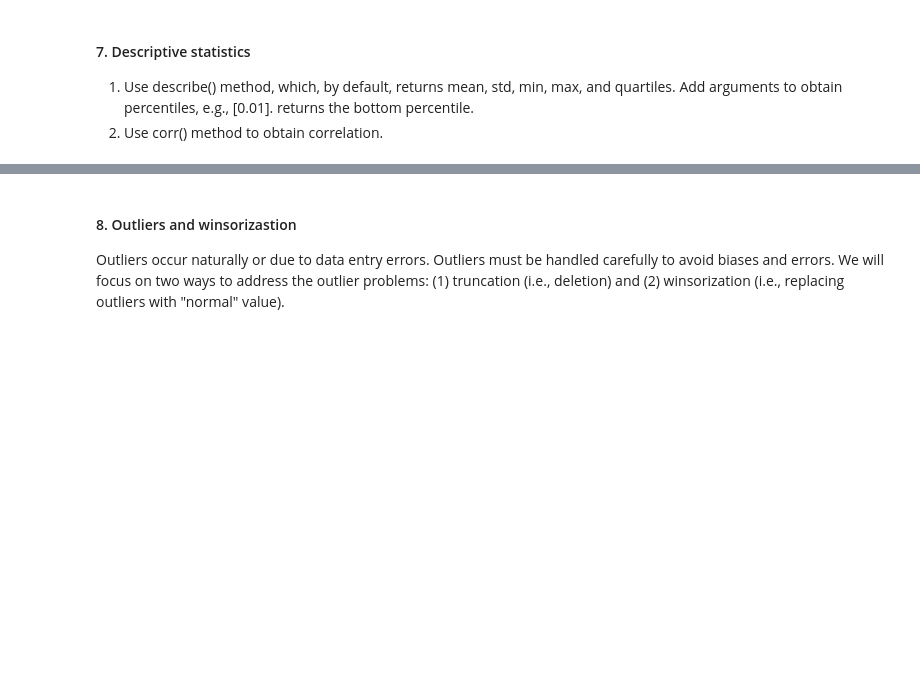
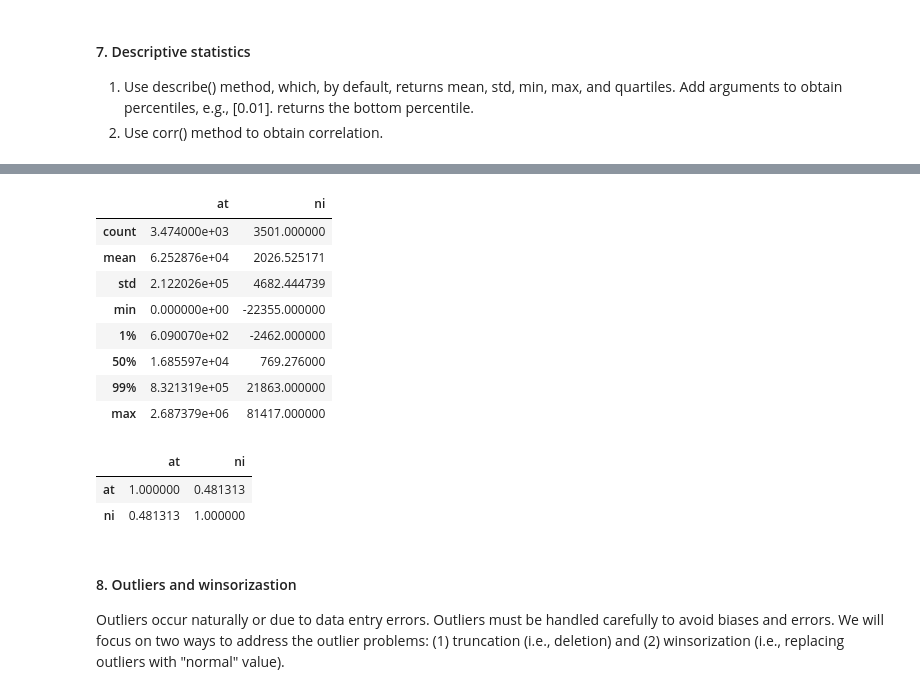
Before and after one commit to hlaudano22/acc_analytics, a Jupyter notebook: Python for Data Cleaning_starter.ipynb, the cells around one changed output, grey strips where cells are left out. Cells and saved outputs as stored; diff of their text form; code cells hidden in the pictures; blank space fills up the shorter version.

```diff
--- a/Python for Data Cleaning_starter.ipynb
+++ b/Python for Data Cleaning_starter.ipynb
@@ -275,3 +287,22 @@ comp3.head()
+# %%
+varlist = ['at','ni']
+comp1[varlist].describe([0.01,0.99])
+# %% [output]
+|  | at | ni |
+| count | 3.474000e+03 | 3501.000000 |
+| mean | 6.252876e+04 | 2026.525171 |
+| std | 2.122026e+05 | 4682.444739 |
+| min | 0.000000e+00 | -22355.000000 |
+| 1% | 6.090070e+02 | -2462.000000 |
+| 50% | 1.685597e+04 | 769.276000 |
+| 99% | 8.321319e+05 | 21863.000000 |
+| max | 2.687379e+06 | 81417.000000 |
+# %%
+comp1[varlist].corr()
+# %% [output]
+|  | at | ni |
+| at | 1.000000 | 0.481313 |
+| ni | 0.481313 | 1.000000 |
 # %% [markdown]
 #### 8. Outliers and winsorizastion
 Outliers occur naturally or due to data entry errors. Outliers must be handled carefully to avoid biases and errors. We will focus on two ways to address the outlier problems: (1) truncation (i.e., deletion) and (2) winsorization (i.e., replacing outliers with "normal" value).
```
Also changed, not shown: parts of 7 cells of this notebook.
